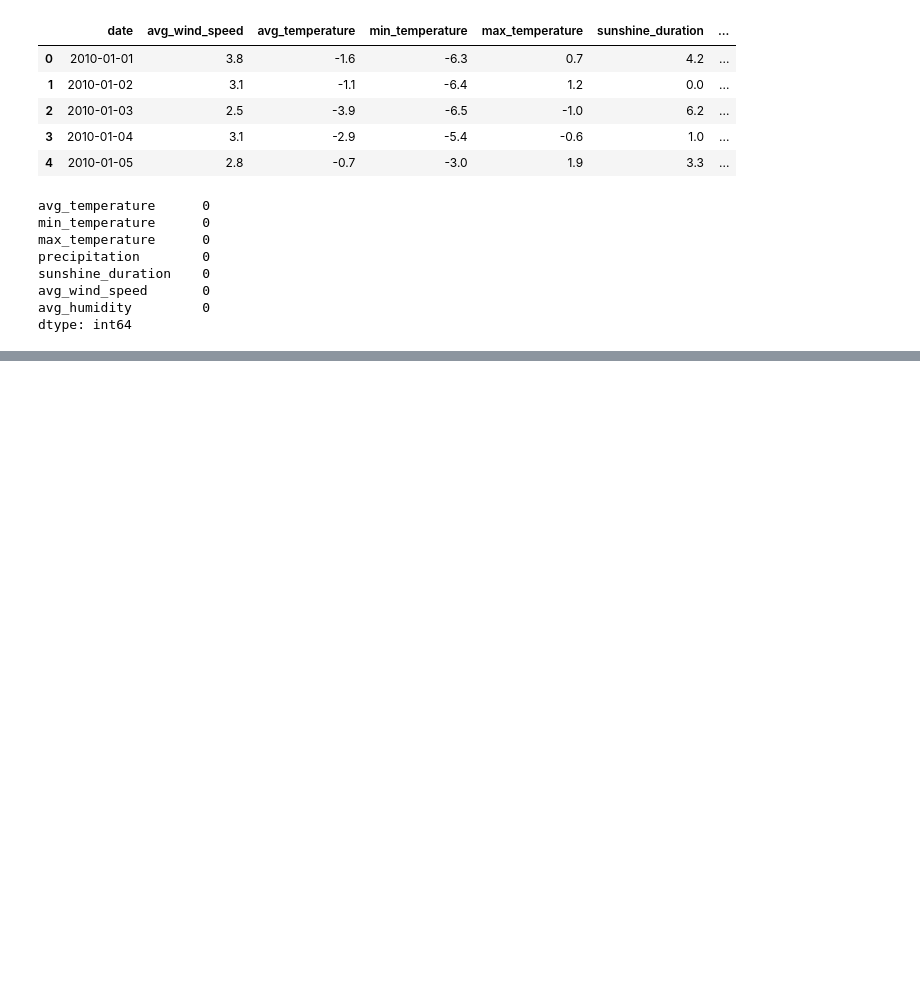
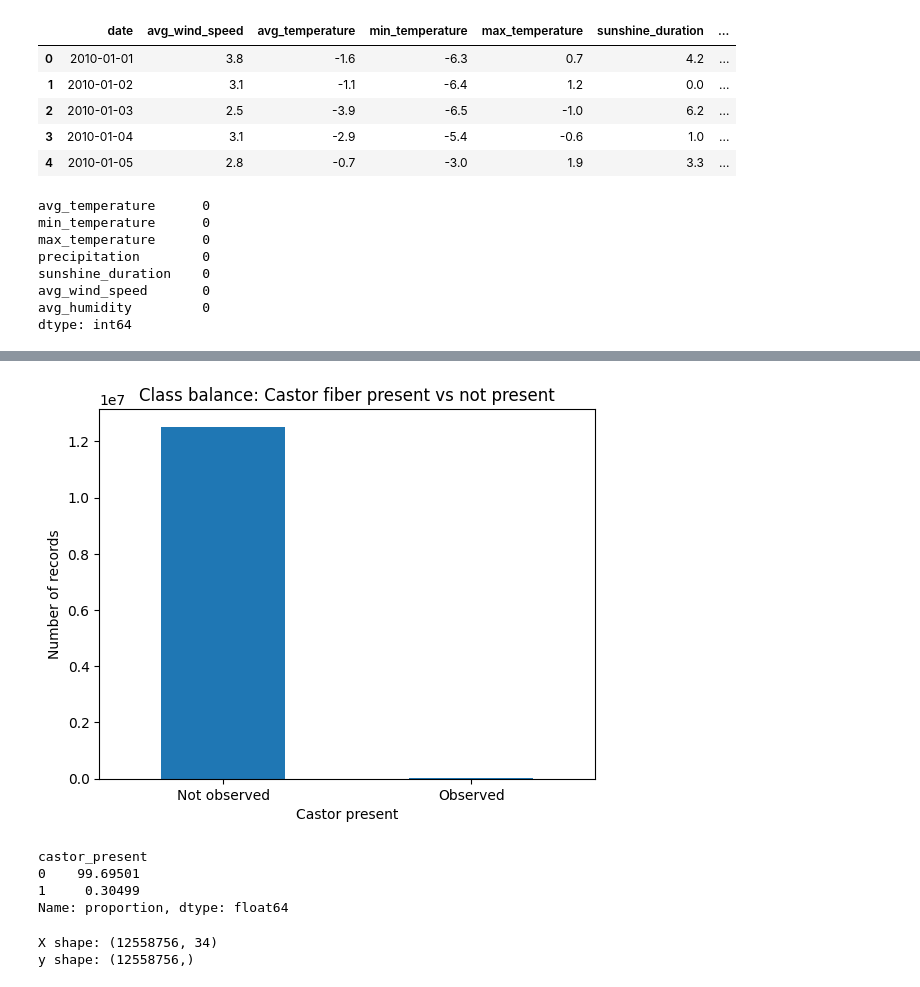
Before and after one commit to Shifu-boop/DSAI-Check-in-1, a Jupyter notebook: Check-in-1/Checkin-1.ipynb, the cells around one changed output, grey strips where cells are left out. Cells and saved outputs as stored; diff of their text form; code cells hidden in the pictures; blank space fills up the shorter version.

```diff
--- a/Check-in-1/Checkin-1.ipynb
+++ b/Check-in-1/Checkin-1.ipynb
@@ -378,3 +397,13 @@ df["castor_present"] = (df["Castor fiber"] > 0).astype(int)
+# %%
+df["castor_present"].value_counts().plot(kind="bar")
+
+plt.title("Class balance: Castor fiber present vs not present")
+plt.xlabel("Castor present")
+plt.ylabel("Number of records")
+plt.xticks([0, 1], ["Not observed", "Observed"], rotation=0)
+plt.show()
+# %% [output]
+[figure, added]
 # %%
 import numpy as np
 
@@ -386,3 +415,33 @@ df = pd.get_dummies(
     columns=["main_habitat", "season"],
     drop_first=True
 )
+# %%
+df["castor_present"].value_counts(normalize=True) * 100
+df["castor_present"].value_counts(normalize=True) * 100
+# %% [output]
+castor_present
+0    99.69501
+1     0.30499
+Name: proportion, dtype: float64
+# %%
+from sklearn.model_selection import train_test_split
+
+target = "castor_present"
+
+
+columns_to_drop = [
+    "Castor fiber",
+    "castor_present",
+    "eventDate"
+]
+
+X = df.drop(columns=columns_to_drop)
+y = df[target]
+
+X = X.select_dtypes(include=["number", "bool"])
+
+print("X shape:", X.shape)
+print("y shape:", y.shape)
+# %% [output]
+X shape: (12558756, 34)
+y shape: (12558756,)
```
Also changed, not shown: parts of 10 cells of this notebook.
